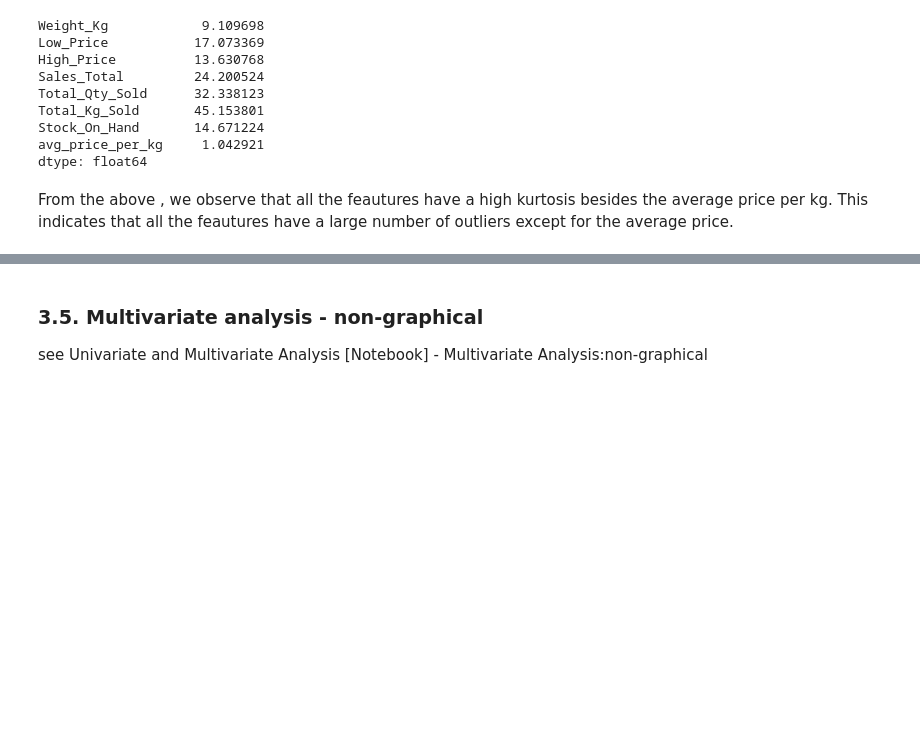
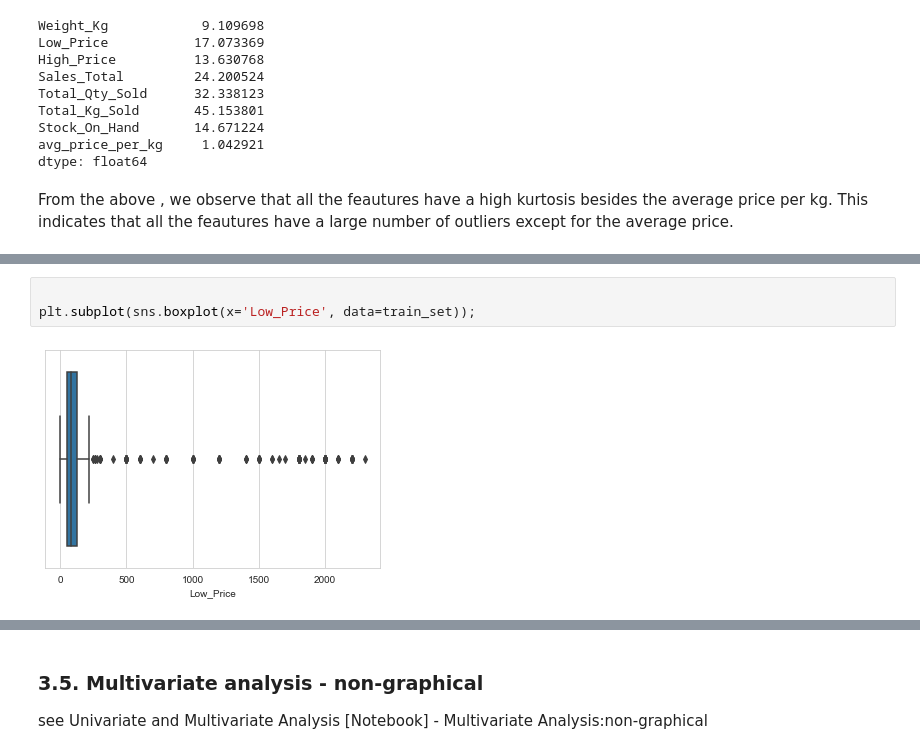
Before and after one commit to lkrump7/regression-apples-predict-api-template, a Jupyter notebook: Linear Regression team TS2.ipynb, the cells around one changed output, grey strips where cells are left out. Cells and saved outputs as stored; diff of their text form; blank space fills up the shorter version.

```diff
--- a/Linear Regression team TS2.ipynb
+++ b/Linear Regression team TS2.ipynb
@@ -239,0 +248,5 @@ see Univariate and Multivariate Analysis [Notebook] -Univariate Analysis: Graphi
+# %%
+
+plt.subplot(sns.boxplot(x='Low_Price', data=train_set));
+# %% [output]
+[figure, added]
```
Also changed, not shown: parts of 8 cells of this notebook.
